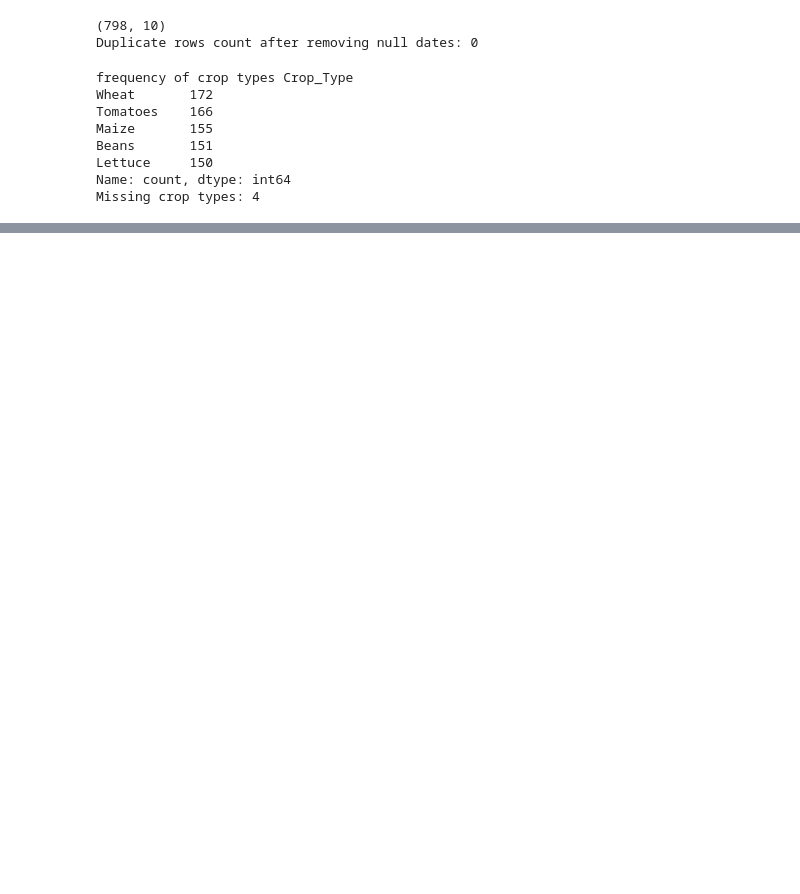
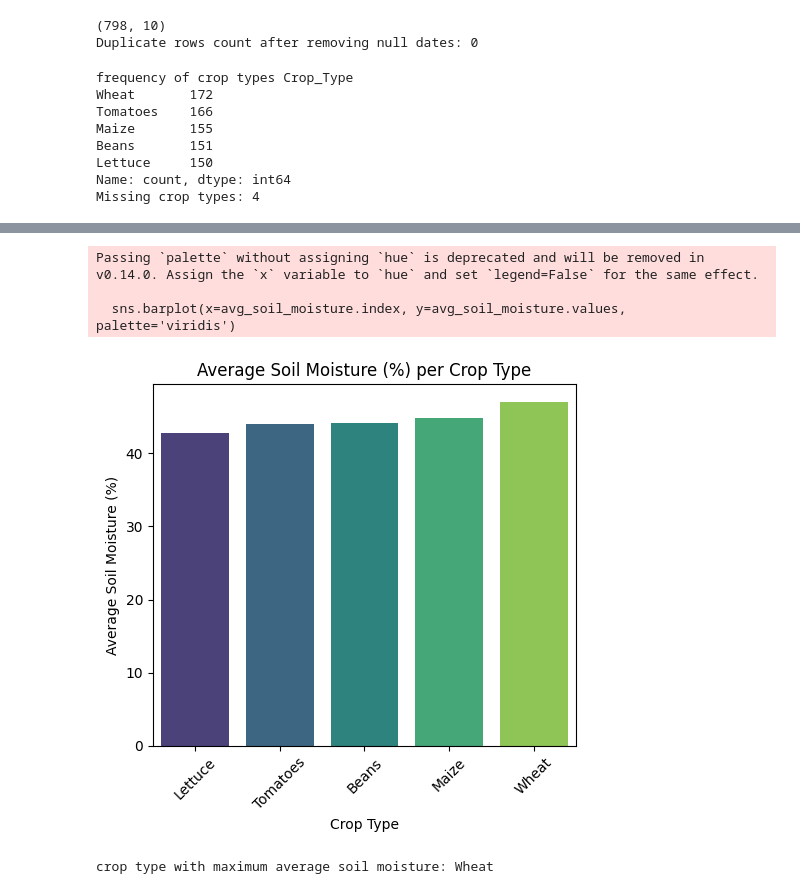
Before and after one commit to ArthurKagwa/Asasira_Arthur, a Jupyter notebook: assignments/assignment_five.ipynb, the cells around one changed output, grey strips where cells are left out. Drawn from its saved outputs; the diff is of its cells as text; code cells hidden in the pictures; blank space fills up the shorter version.

```diff
--- a/assignments/assignment_five.ipynb
+++ b/assignments/assignment_five.ipynb
@@ -165,0 +219,20 @@ dtype: int64
+# %%
+# average soil moisture per crop type
+avg_soil_moisture = df.groupby('Crop_Type')['Soil_Moisture(%)'].mean().sort_values()
+plt.figure(figsize=(5, 5))
+sns.barplot(x=avg_soil_moisture.index, y=avg_soil_moisture.values, palette='viridis')
+plt.title('Average Soil Moisture (%) per Crop Type')
+plt.xlabel('Crop Type')
+plt.ylabel('Average Soil Moisture (%)')
+plt.xticks(rotation=45)
+plt.tight_layout()
+plt.show()
+
+max_average_soil_moisture = avg_soil_moisture.max()
+print("crop type with maximum average soil moisture:", avg_soil_moisture.idxmax())
+# %% [output]
+Passing `palette` without assigning `hue` is deprecated and will be removed in v0.14.0. Assign the `x` variable to `hue` and set `legend=False` for the same effect.
+
+  sns.barplot(x=avg_soil_moisture.index, y=avg_soil_moisture.values, palette='viridis')
+[figure, added]
+crop type with maximum average soil moisture: Wheat
```
Also changed, not shown: parts of 9 cells of this notebook.
